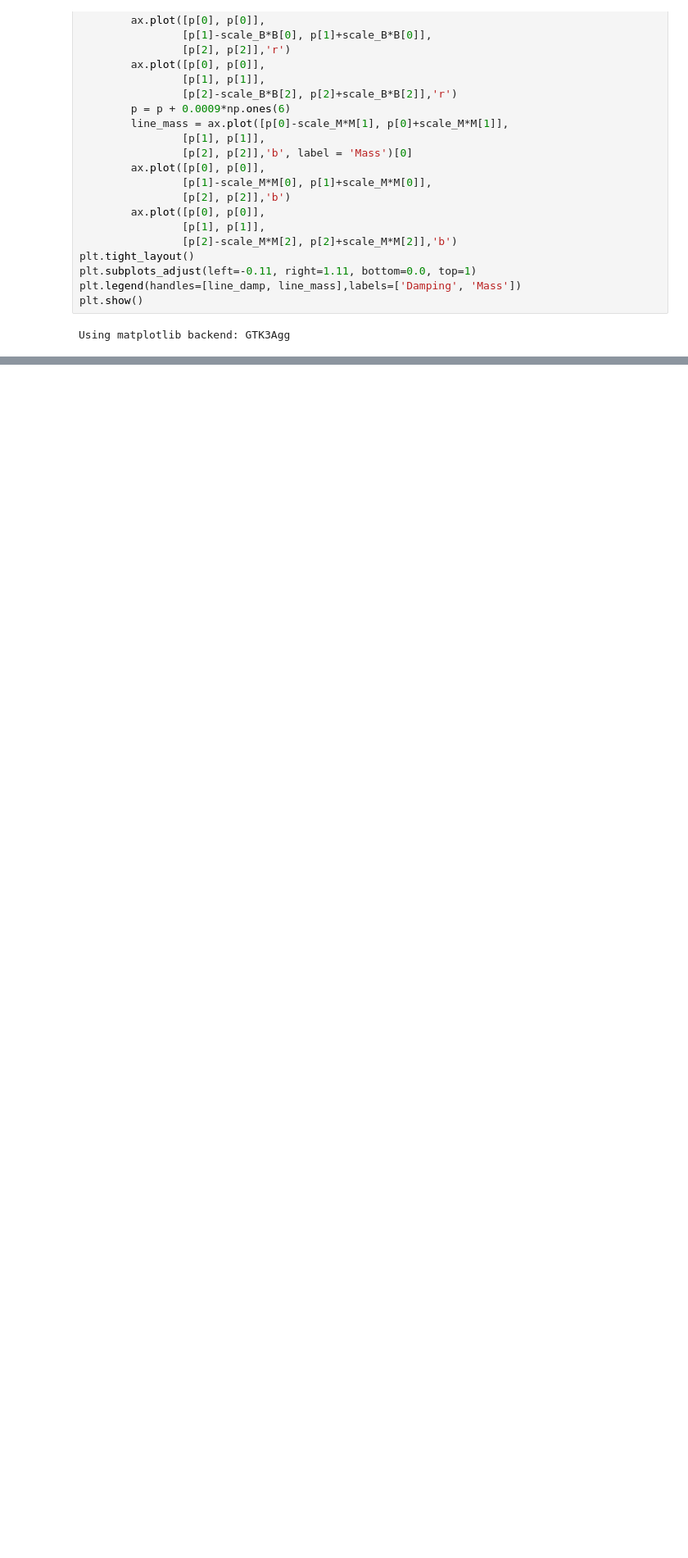
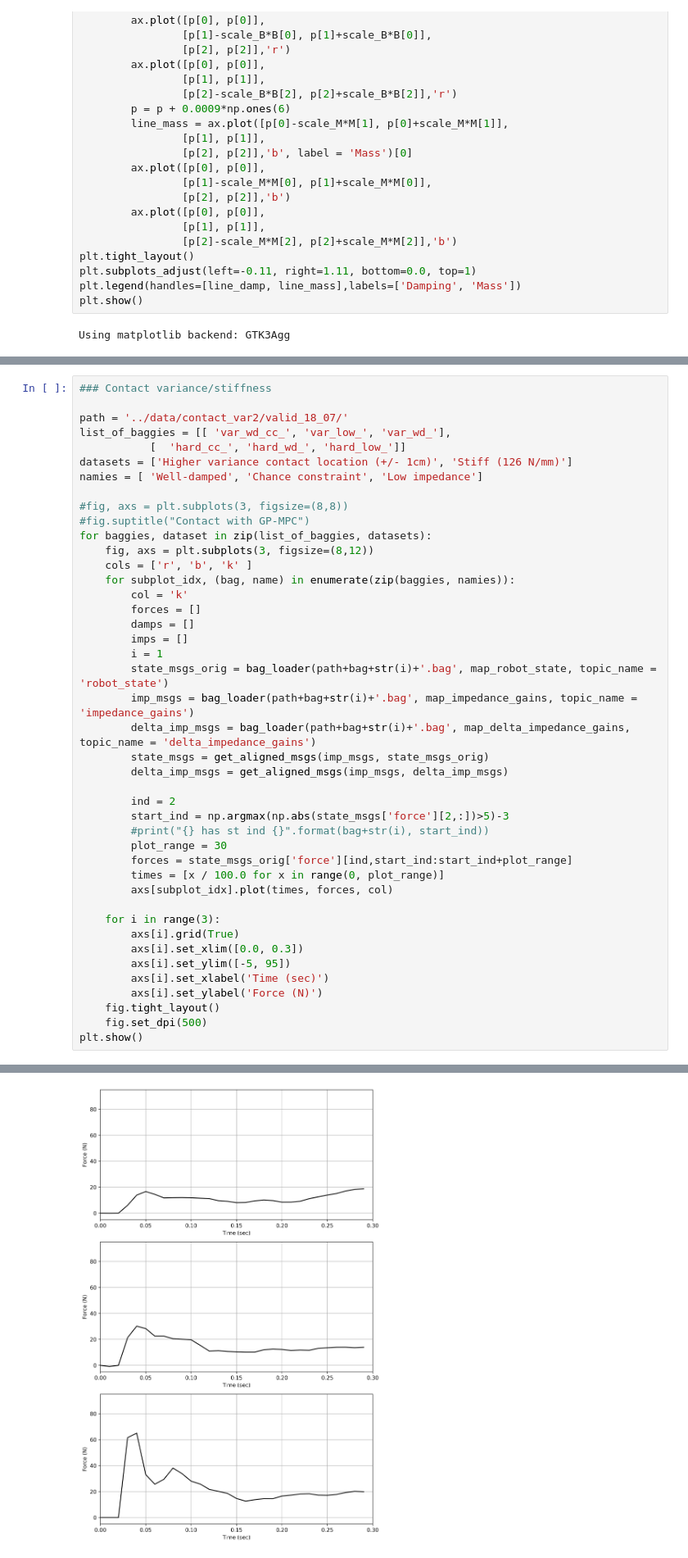
Before and after one commit to Jackyyaojk/gp_mpc, a Jupyter notebook: analysis/rosbag_plot.ipynb, the cells around one changed output, grey strips where cells are left out. Shown at 82% size. Drawn from its saved outputs; the diff is of its cells as text; blank space fills up the shorter version.

```diff
--- a/analysis/rosbag_plot.ipynb
+++ b/analysis/rosbag_plot.ipynb
@@ -347,3 +345,47 @@ plt.tight_layout()
 plt.show()
 # %% [output]
 [figure]
+# %%
+### Contact variance/stiffness
+
+path = '../data/contact_var2/valid_18_07/'
+list_of_baggies = [[ 'var_wd_cc_', 'var_low_', 'var_wd_'],
+           [  'hard_cc_', 'hard_wd_', 'hard_low_']]
+datasets = ['Higher variance contact location (+/- 1cm)', 'Stiff (126 N/mm)']
+namies = [ 'Well-damped', 'Chance constraint', 'Low impedance']
+
+#fig, axs = plt.subplots(3, figsize=(8,8))
+#fig.suptitle("Contact with GP-MPC")
+for baggies, dataset in zip(list_of_baggies, datasets):
+    fig, axs = plt.subplots(3, figsize=(8,12))
+    cols = ['r', 'b', 'k' ]
+    for subplot_idx, (bag, name) in enumerate(zip(baggies, namies)):
+        col = 'k'
+        forces = []
+        damps = []
+        imps = []
+        i = 1
+        state_msgs_orig = bag_loader(path+bag+str(i)+'.bag', map_robot_state, topic_name = 'robot_state')
+        imp_msgs = bag_loader(path+bag+str(i)+'.bag', map_impedance_gains, topic_name = 'impedance_gains')
+        delta_imp_msgs = bag_loader(path+bag+str(i)+'.bag', map_delta_impedance_gains, topic_name = 'delta_impedance_gains')
+        state_msgs = get_aligned_msgs(imp_msgs, state_msgs_orig)
+        delta_imp_msgs = get_aligned_msgs(imp_msgs, delta_imp_msgs)
+
+        ind = 2
+        start_ind = np.argmax(np.abs(state_msgs['force'][2,:])>5)-3
+        #print("{} has st ind {}".format(bag+str(i), start_ind))
+        plot_range = 30
+        forces = state_msgs_orig['force'][ind,start_ind:start_ind+plot_range]
+        times = [x / 100.0 for x in range(0, plot_range)]
+        axs[subplot_idx].plot(times, forces, col)
+
+    for i in range(3):
+        axs[i].grid(True)
+        axs[i].set_xlim([0.0, 0.3])
+        axs[i].set_ylim([-5, 95])
+        axs[i].set_xlabel('Time (sec)')
+        axs[i].set_ylabel('Force (N)')
+    fig.tight_layout()
+    fig.set_dpi(500)
+plt.show()
+# %% [output]
@@ -349,0 +410 @@ plt.show()
+[figure, added]
```
Also changed, not shown: parts of 4 cells of this notebook, 15 other files.
